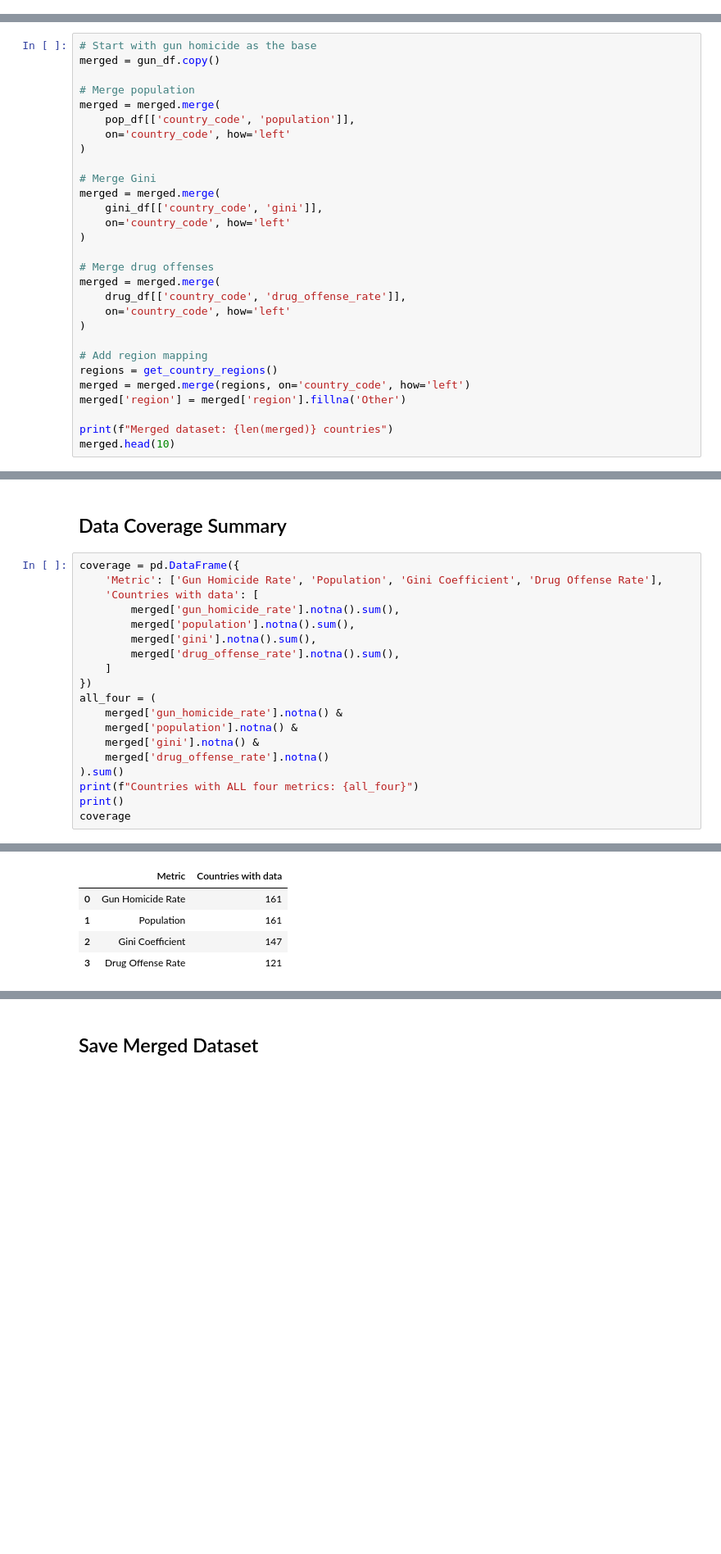
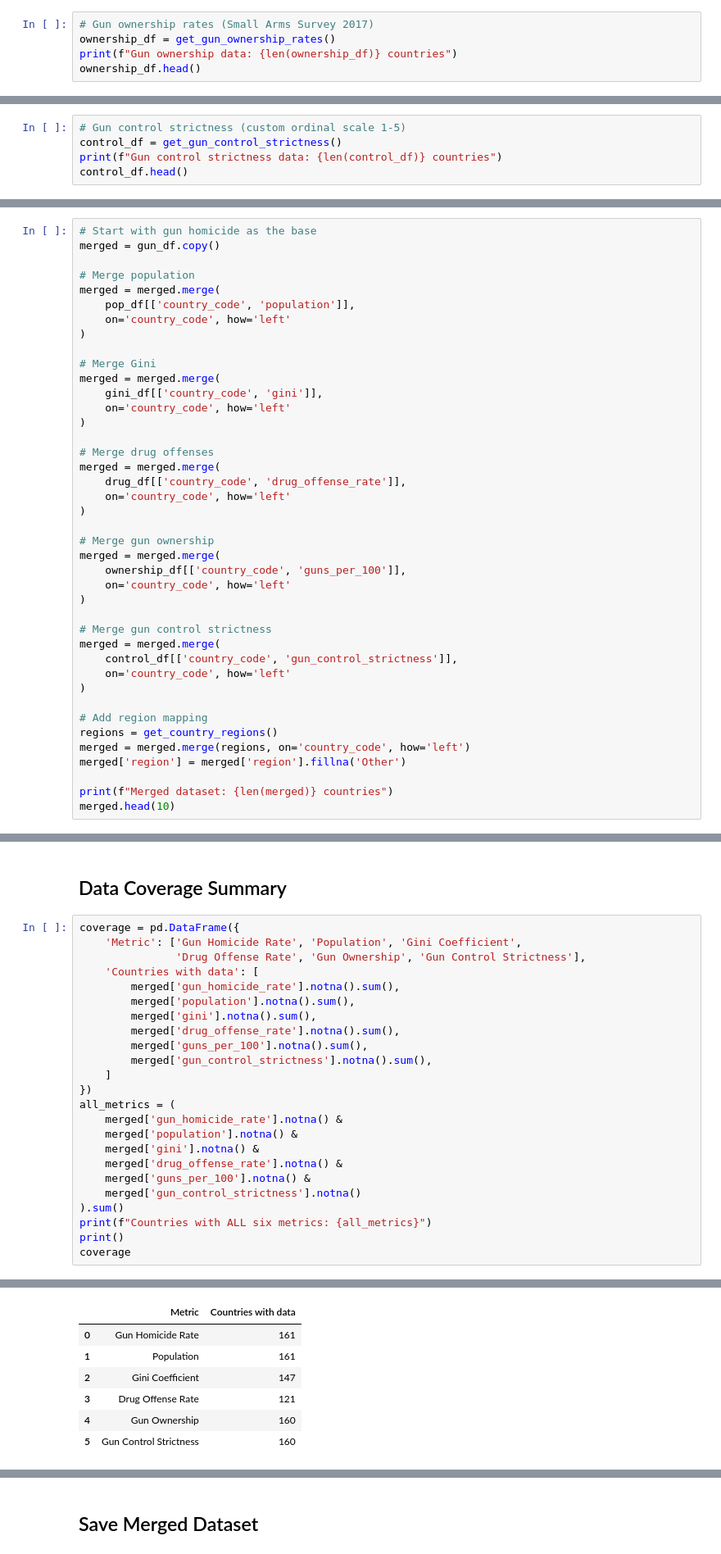
Before and after one commit to mckornfield/gun-violence, a Jupyter notebook: notebooks/01_data_collection.ipynb, the cells around one changed output, grey strips where cells are left out. Shown at 82% size. Cells and saved outputs as stored; diff of their text form; blank space fills up the shorter version.

```diff
--- a/notebooks/01_data_collection.ipynb
+++ b/notebooks/01_data_collection.ipynb
@@ -76,3 +77,8 @@ Drug offense data: 121 countries
 | 2 | ARG | Argentina | 102.0 |
 | 3 | ARM | Armenia | 38.0 |
 | 4 | AUS | Australia | 605.0 |
+# %%
+# Gun ownership rates (Small Arms Survey 2017)
+ownership_df = get_gun_ownership_rates()
+print(f"Gun ownership data: {len(ownership_df)} countries")
+ownership_df.head()
@@ -78,0 +93,5 @@ Drug offense data: 121 countries
+# %%
+# Gun control strictness (custom ordinal scale 1-5)
+control_df = get_gun_control_strictness()
+print(f"Gun control strictness data: {len(control_df)} countries")
+control_df.head()
@@ -100,6 +127,18 @@ merged = merged.merge(
     on='country_code', how='left'
 )
 
+# Merge gun ownership
+merged = merged.merge(
+    ownership_df[['country_code', 'guns_per_100']],
+    on='country_code', how='left'
+)
+
+# Merge gun control strictness
+merged = merged.merge(
+    control_df[['country_code', 'gun_control_strictness']],
+    on='country_code', how='left'
+)
+
 # Add region mapping
 regions = get_country_regions()
 merged = merged.merge(regions, on='country_code', how='left')
@@ -124,21 +163,26 @@ Merged dataset: 161 countries
 ## Data Coverage Summary
 # %%
 coverage = pd.DataFrame({
-    'Metric': ['Gun Homicide Rate', 'Population', 'Gini Coefficient', 'Drug Offense Rate'],
+    'Metric': ['Gun Homicide Rate', 'Population', 'Gini Coefficient',
+               'Drug Offense Rate', 'Gun Ownership', 'Gun Control Strictness'],
     'Countries with data': [
         merged['gun_homicide_rate'].notna().sum(),
         merged['population'].notna().sum(),
         merged['gini'].notna().sum(),
         merged['drug_offense_rate'].notna().sum(),
+        merged['guns_per_100'].notna().sum(),
+        merged['gun_control_strictness'].notna().sum(),
     ]
 })
-all_four = (
+all_metrics = (
     merged['gun_homicide_rate'].notna() &
     merged['population'].notna() &
     merged['gini'].notna() &
-    merged['drug_offense_rate'].notna()
+    merged['drug_offense_rate'].notna() &
+    merged['guns_per_100'].notna() &
+    merged['gun_control_strictness'].notna()
 ).sum()
-print(f"Countries with ALL four metrics: {all_four}")
+print(f"Countries with ALL six metrics: {all_metrics}")
 print()
 coverage
 # %% [output]
@@ -146,8 +190,10 @@ Countries with ALL four metrics: 118
 |  | Metric | Countries with data |
 | 0 | Gun Homicide Rate | 161 |
 | 1 | Population | 161 |
 | 2 | Gini Coefficient | 147 |
 | 3 | Drug Offense Rate | 121 |
+| 4 | Gun Ownership | 160 |
+| 5 | Gun Control Strictness | 160 |
 # %%
 import plotly.graph_objects as go
 
```
Also changed, not shown: parts of 8 cells of this notebook, 13 other files.
